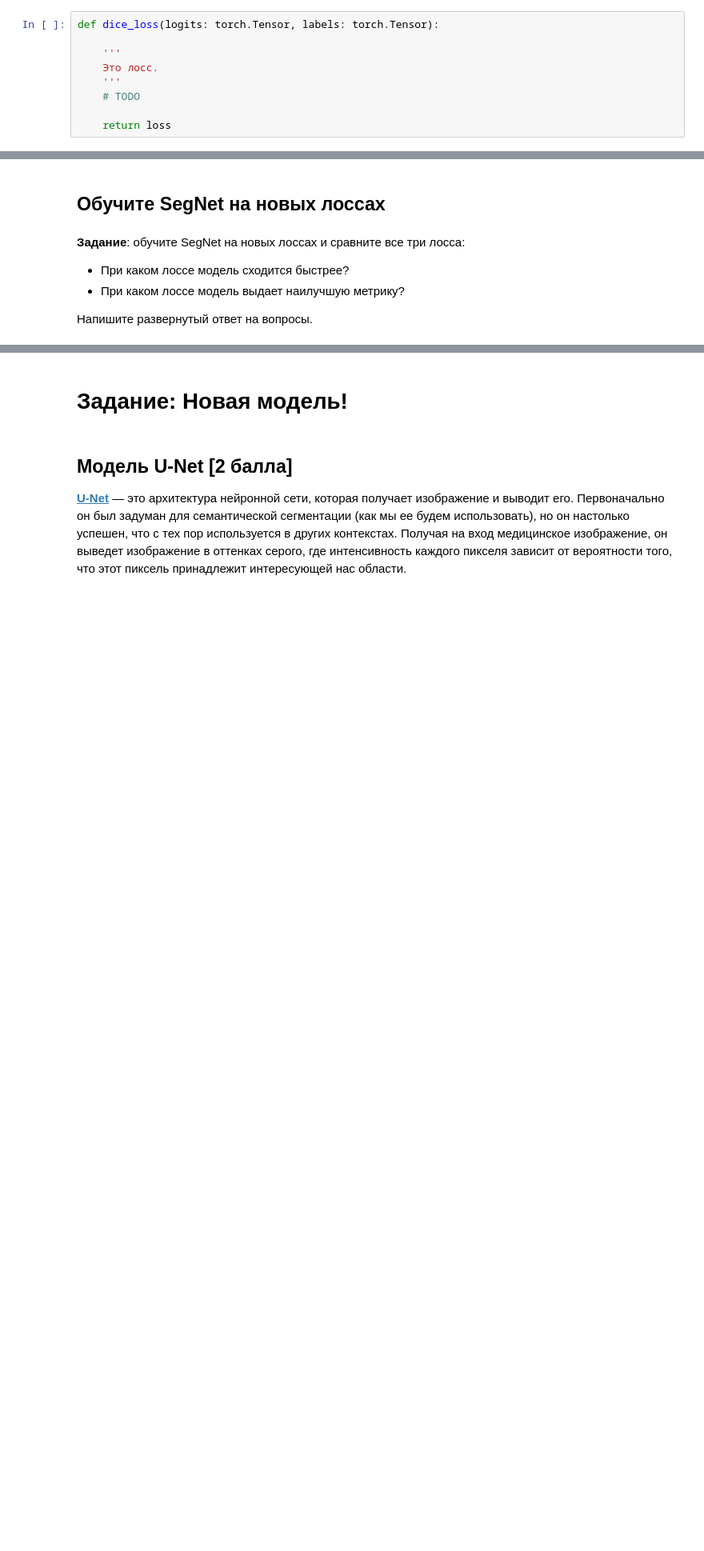
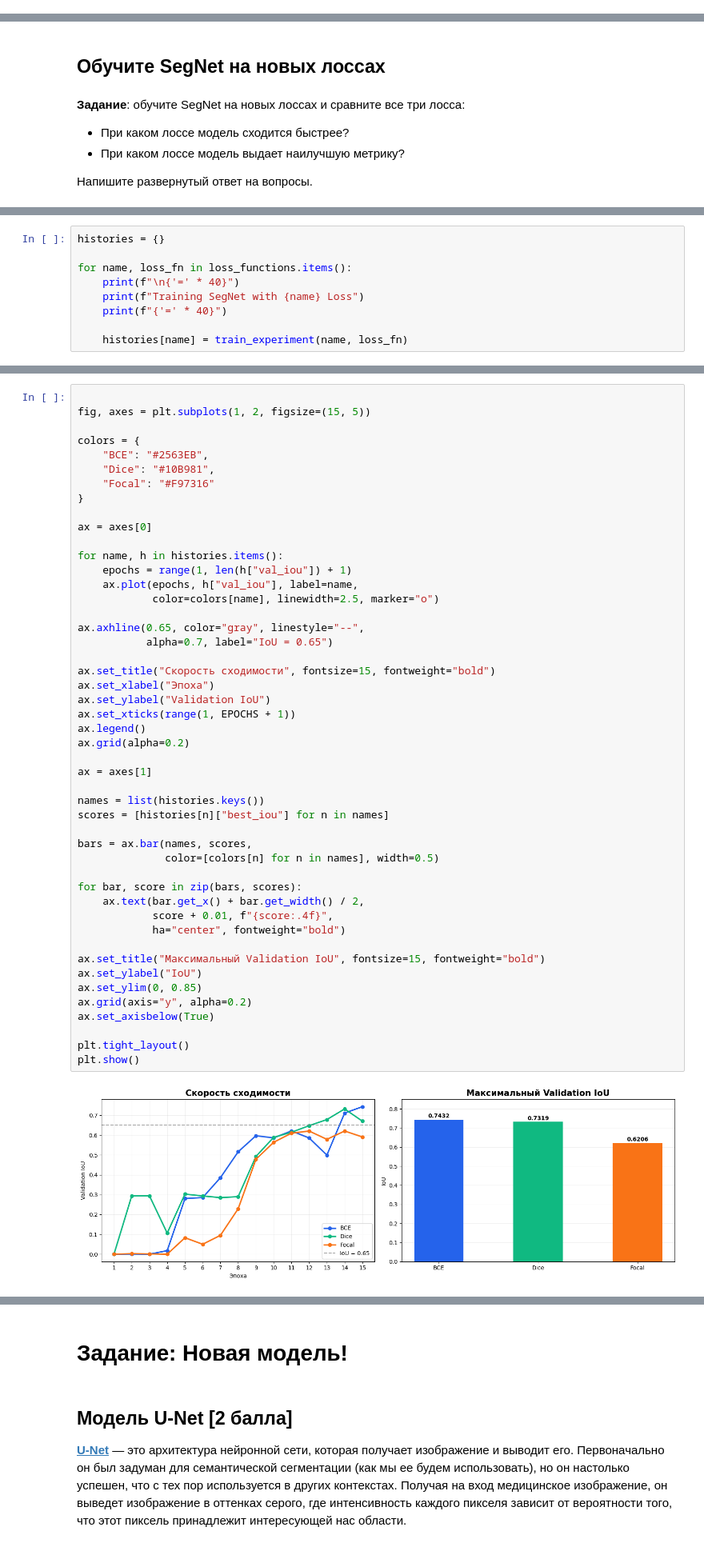
Before and after one commit to mymindinsane/DLS, a Jupyter notebook: hw_6_semantic_segmentation.ipynb, the cells around one changed output, grey strips where cells are left out. Shown at 80% size. Cells and saved outputs as stored; diff of their text form; blank space fills up the shorter version.

```diff
--- a/hw_6_semantic_segmentation.ipynb
+++ b/hw_6_semantic_segmentation.ipynb
@@ -543,12 +810,3 @@ dice = Dice(average='micro').to(device)
 assert dice(dummpy_sample['logits'].sigmoid(), dummpy_sample['labels'].to(int)) == dice_score(dummpy_sample['logits'], dummpy_sample['labels'])
 # %% [markdown]
 Давайте теперь пропишем лосс и воспользуемся библиотекой `segmentation-models-pytorch`, чтобы убедиться в корректности нашей функции.
-# %%
-def dice_loss(logits: torch.Tensor, labels: torch.Tensor):
-
-    '''
-    Это лосс.
-    '''
-    # TODO
-
-    return loss
@@ -624,0 +1321,9 @@ assert sigmoid_focal_loss(dummpy_sample['logits'], dummpy_sample['labels'], alph
+# %%
+histories = {}
+
+for name, loss_fn in loss_functions.items():
+    print(f"\n{'=' * 40}")
+    print(f"Training SegNet with {name} Loss")
+    print(f"{'=' * 40}")
+
+    histories[name] = train_experiment(name, loss_fn)
@@ -624,0 +1385,50 @@ assert sigmoid_focal_loss(dummpy_sample['logits'], dummpy_sample['labels'], alph
+# %%
+
+fig, axes = plt.subplots(1, 2, figsize=(15, 5))
+
+colors = {
+    "BCE": "#2563EB",
+    "Dice": "#10B981",
+    "Focal": "#F97316"
+}
+
+ax = axes[0]
+
+for name, h in histories.items():
+    epochs = range(1, len(h["val_iou"]) + 1)
+    ax.plot(epochs, h["val_iou"], label=name,
+            color=colors[name], linewidth=2.5, marker="o")
+
+ax.axhline(0.65, color="gray", linestyle="--",
+           alpha=0.7, label="IoU = 0.65")
+
+ax.set_title("Скорость сходимости", fontsize=15, fontweight="bold")
+ax.set_xlabel("Эпоха")
+ax.set_ylabel("Validation IoU")
+ax.set_xticks(range(1, EPOCHS + 1))
+ax.legend()
+ax.grid(alpha=0.2)
+
+ax = axes[1]
+
+names = list(histories.keys())
+scores = [histories[n]["best_iou"] for n in names]
+
+bars = ax.bar(names, scores,
+              color=[colors[n] for n in names], width=0.5)
+
+for bar, score in zip(bars, scores):
+    ax.text(bar.get_x() + bar.get_width() / 2,
+            score + 0.01, f"{score:.4f}",
+            ha="center", fontweight="bold")
+
+ax.set_title("Максимальный Validation IoU", fontsize=15, fontweight="bold")
+ax.set_ylabel("IoU")
+ax.set_ylim(0, 0.85)
+ax.grid(axis="y", alpha=0.2)
+ax.set_axisbelow(True)
+
+plt.tight_layout()
+plt.show()
+# %% [output]
+[figure, added]
```
Also changed, not shown: parts of 59 cells of this notebook.
